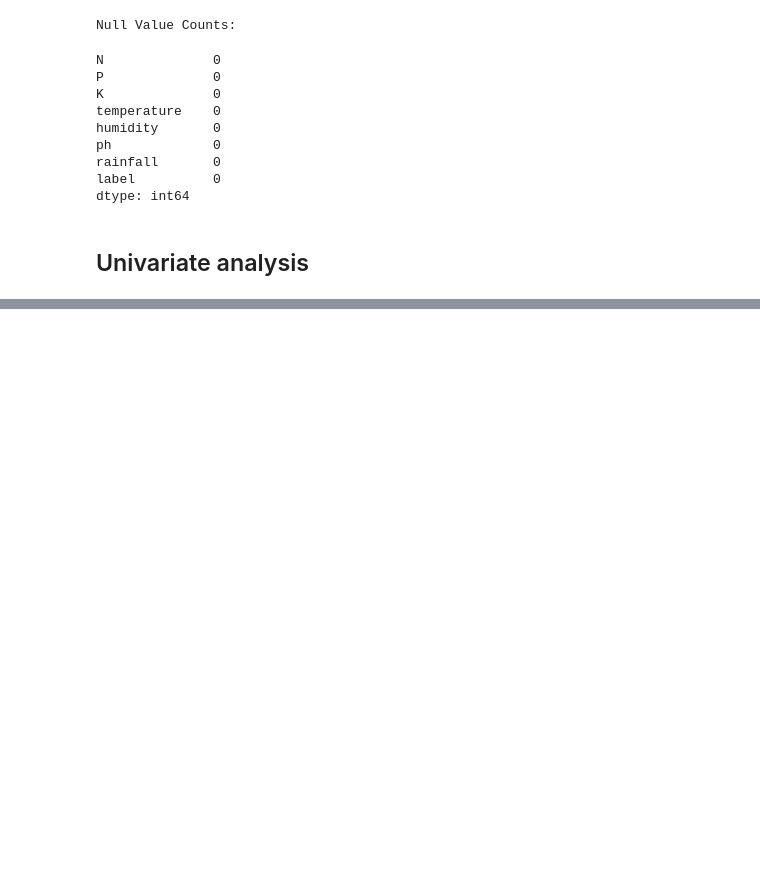
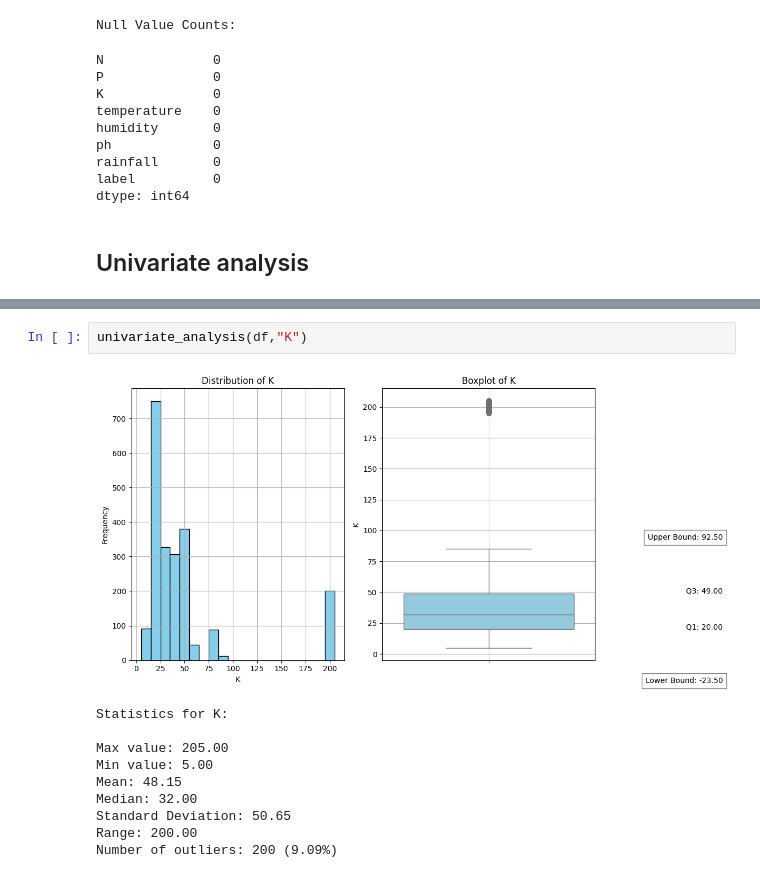
Before and after one commit to Hari-810/Crop-Recommendation, a Jupyter notebook: eda.ipynb, the cells around one changed output, grey strips where cells are left out. Cells and saved outputs as stored; diff of their text form; blank space fills up the shorter version.

```diff
--- a/eda.ipynb
+++ b/eda.ipynb
@@ -205,0 +351,13 @@ Number outliers: 30.00 (1.36%)
+# %%
+univariate_analysis(df,"K")
+# %% [output]
+[figure, added]
+Statistics for K:
+
+Max value: 205.00
+Min value: 5.00
+Mean: 48.15
+Median: 32.00
+Standard Deviation: 50.65
+Range: 200.00
+Number of outliers: 200 (9.09%)
```
Also changed, not shown: parts of 15 cells of this notebook.
